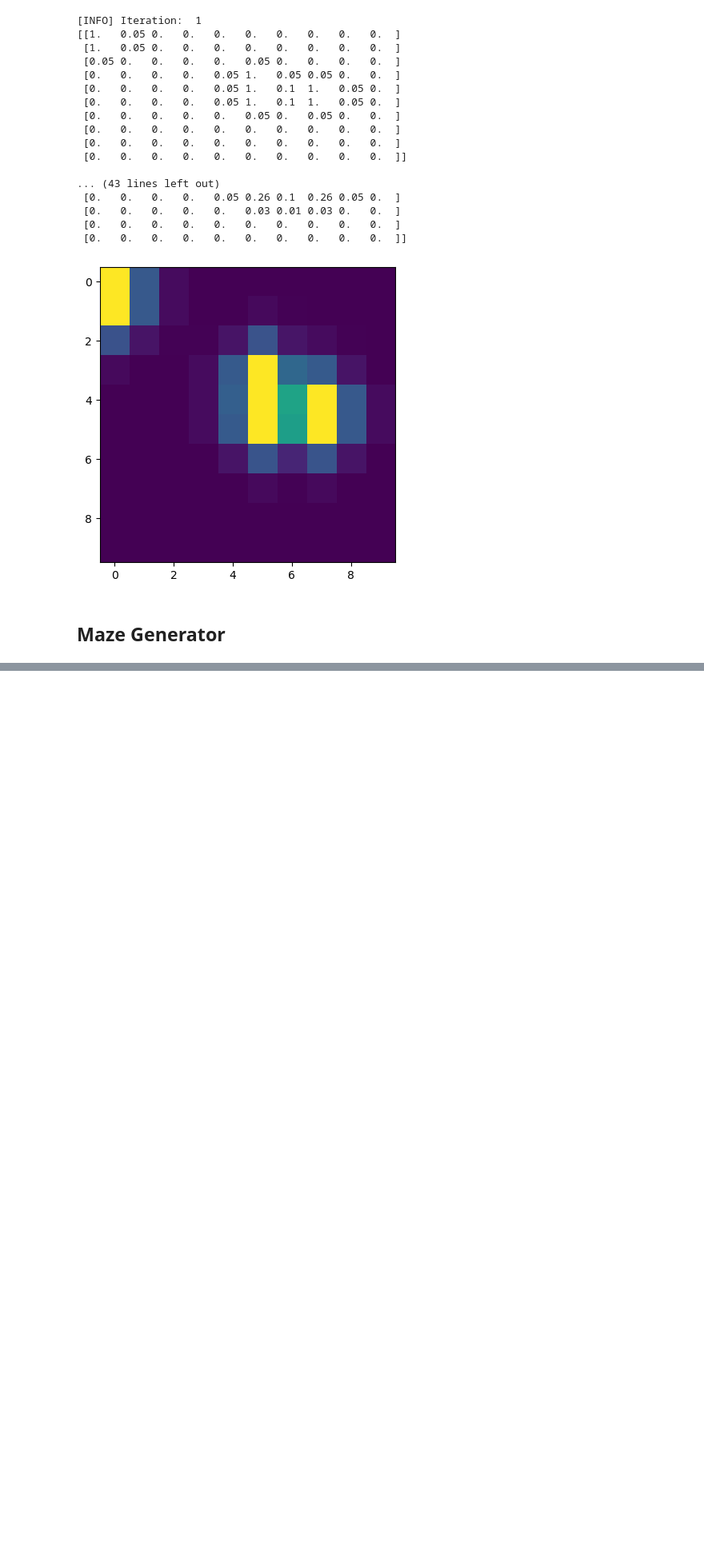
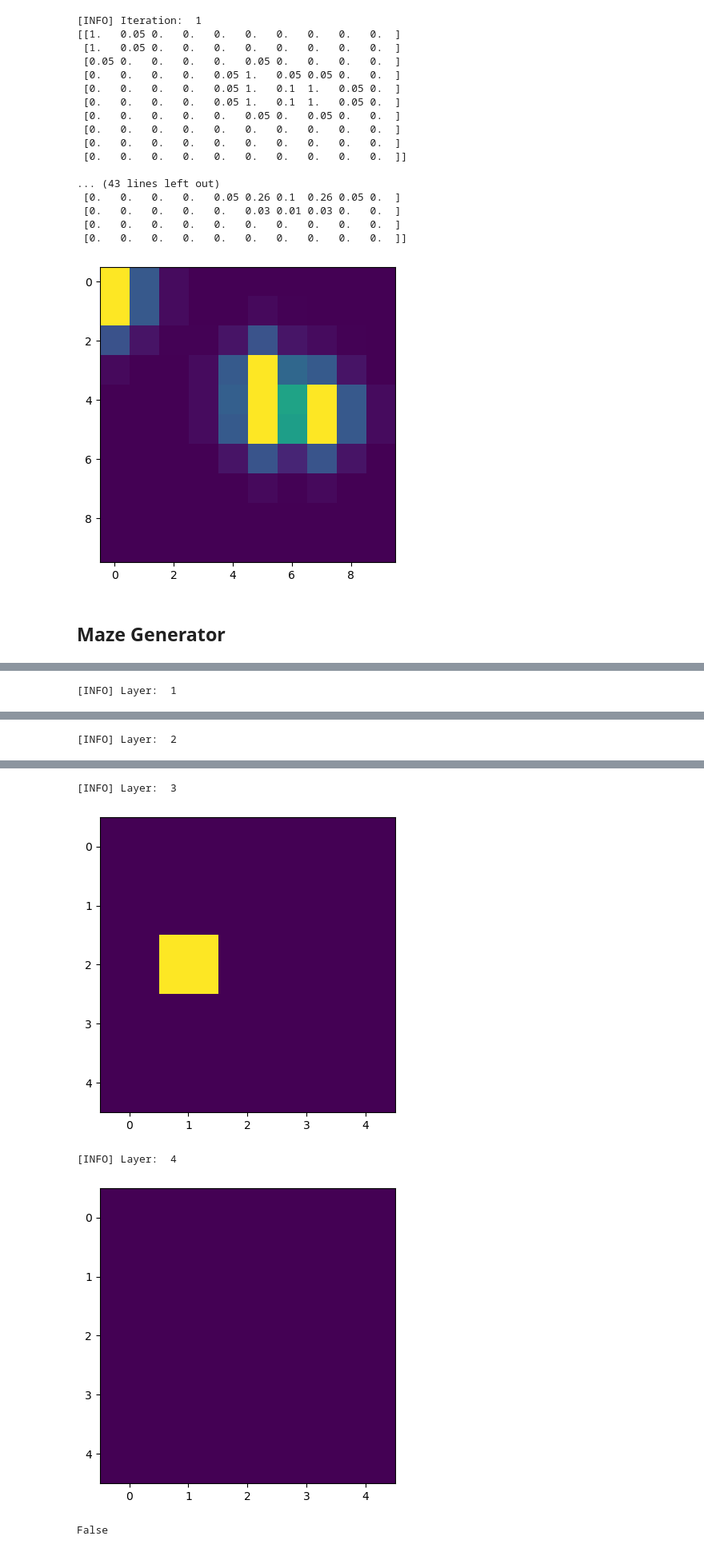
Before and after one commit to Dinple/PathSim, a Jupyter notebook: sim.ipynb, the cells around one changed output, grey strips where cells are left out. Shown at 80% size. Drawn from its saved outputs; the diff is of its cells as text; code cells hidden in the pictures; blank space fills up the shorter version.

```diff
--- a/sim.ipynb
+++ b/sim.ipynb
@@ -126,0 +142,4 @@ show_maze(Maze)
+# %%
+l_maze.is_super_acessible((2, 1, 0), verbose=True)
+# %% [output]
+[INFO] Layer:  1
@@ -126,0 +147 @@ show_maze(Maze)
+[INFO] Layer:  2
@@ -127,3 +149,8 @@ show_maze(Maze)
+[INFO] Layer:  3
+[figure, added]
+[INFO] Layer:  4
+[figure, added]
+False
 # %%
 '''
 A Iterative Slicing Method to Solve the Maze
```
Also changed, not shown: parts of 9 cells of this notebook, 5 other files.
